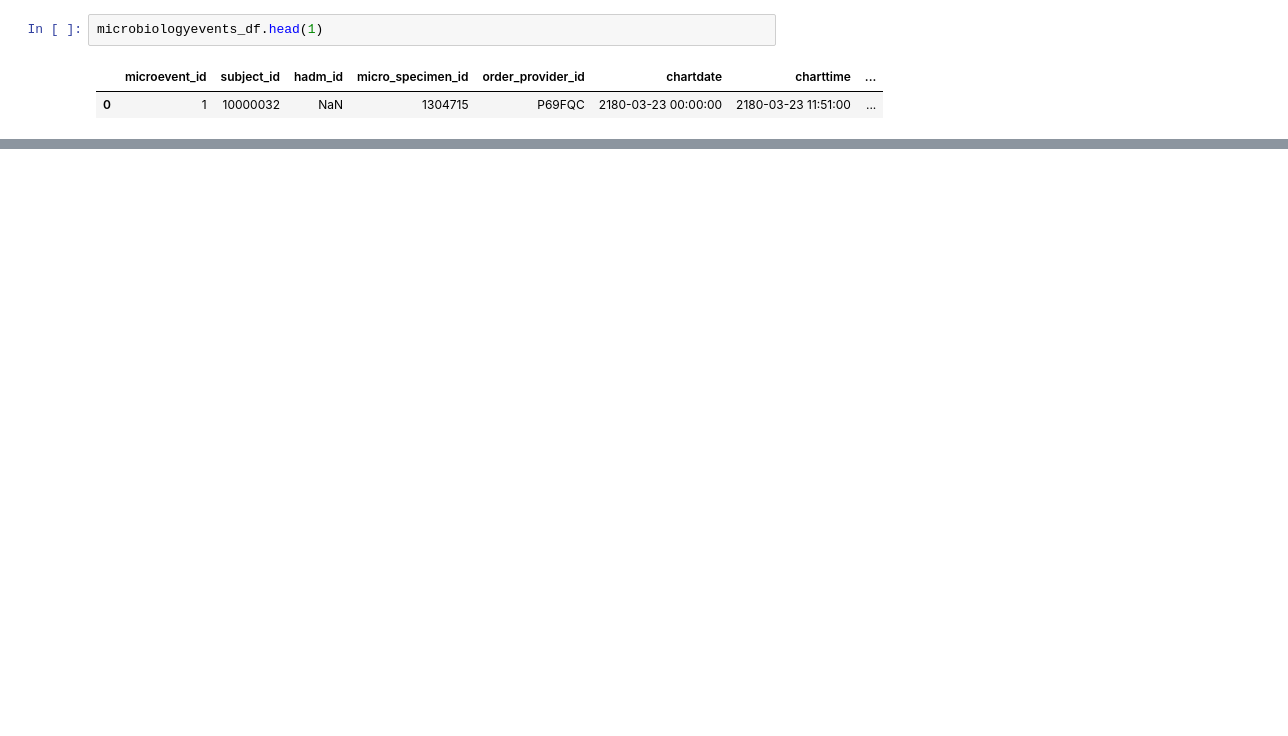
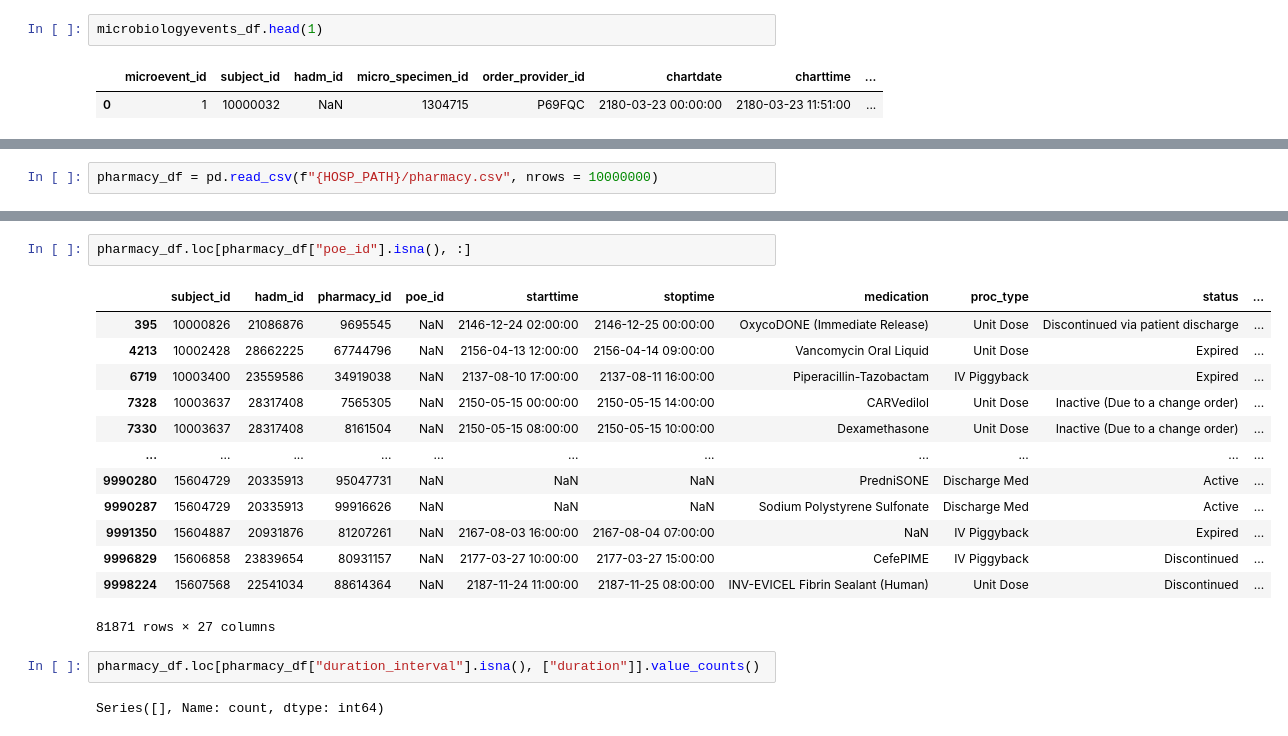
Before and after one commit to divyachahal12/Databricks-Group-1-WIL-2026, a Jupyter notebook: mimic-iv/silver layer files/archive/Batch Analysing All Tables.ipynb, the cells around one changed output, grey strips where cells are left out. Cells and saved outputs as stored; diff of their text form; blank space fills up the shorter version.

```diff
--- a/mimic-iv/silver layer files/archive/Batch Analysing All Tables.ipynb
+++ b/mimic-iv/silver layer files/archive/Batch Analysing All Tables.ipynb
@@ -2728,0 +3331,2 @@ microbiologyevents_df.head(1)
+# %%
+pharmacy_df = pd.read_csv(f"{HOSP_PATH}/pharmacy.csv", nrows = 10000000)
@@ -2728,0 +3360,20 @@ microbiologyevents_df.head(1)
+# %%
+pharmacy_df.loc[pharmacy_df["poe_id"].isna(), :]
+# %% [output]
+|  | subject_id | hadm_id | pharmacy_id | poe_id | starttime | stoptime | medication | proc_type | status | ... |
+| 395 | 10000826 | 21086876 | 9695545 | NaN | 2146-12-24 02:00:00 | 2146-12-25 00:00:00 | OxycoDONE (Immediate Release) | Unit Dose | Discontinued via patient discharge | ... |
+| 4213 | 10002428 | 28662225 | 67744796 | NaN | 2156-04-13 12:00:00 | 2156-04-14 09:00:00 | Vancomycin Oral Liquid | Unit Dose | Expired | ... |
+| 6719 | 10003400 | 23559586 | 34919038 | NaN | 2137-08-10 17:00:00 | 2137-08-11 16:00:00 | Piperacillin-Tazobactam | IV Piggyback | Expired | ... |
+| 7328 | 10003637 | 28317408 | 7565305 | NaN | 2150-05-15 00:00:00 | 2150-05-15 14:00:00 | CARVedilol | Unit Dose | Inactive (Due to a change order) | ... |
+| 7330 | 10003637 | 28317408 | 8161504 | NaN | 2150-05-15 08:00:00 | 2150-05-15 10:00:00 | Dexamethasone | Unit Dose | Inactive (Due to a change order) | ... |
+| ... | ... | ... | ... | ... | ... | ... | ... | ... | ... | ... |
+| 9990280 | 15604729 | 20335913 | 95047731 | NaN | NaN | NaN | PredniSONE | Discharge Med | Active | ... |
+| 9990287 | 15604729 | 20335913 | 99916626 | NaN | NaN | NaN | Sodium Polystyrene Sulfonate | Discharge Med | Active | ... |
+| 9991350 | 15604887 | 20931876 | 81207261 | NaN | 2167-08-03 16:00:00 | 2167-08-04 07:00:00 | NaN | IV Piggyback | Expired | ... |
+| 9996829 | 15606858 | 23839654 | 80931157 | NaN | 2177-03-27 10:00:00 | 2177-03-27 15:00:00 | CefePIME | IV Piggyback | Discontinued | ... |
+| 9998224 | 15607568 | 22541034 | 88614364 | NaN | 2187-11-24 11:00:00 | 2187-11-25 08:00:00 | INV-EVICEL Fibrin Sealant (Human) | Unit Dose | Discontinued | ... |
+81871 rows × 27 columns
+# %%
+pharmacy_df.loc[pharmacy_df["duration_interval"].isna(), ["duration"]].value_counts()
+# %% [output]
+Series([], Name: count, dtype: int64)
```
Also changed, not shown: parts of 162 cells of this notebook, 1 other file.
